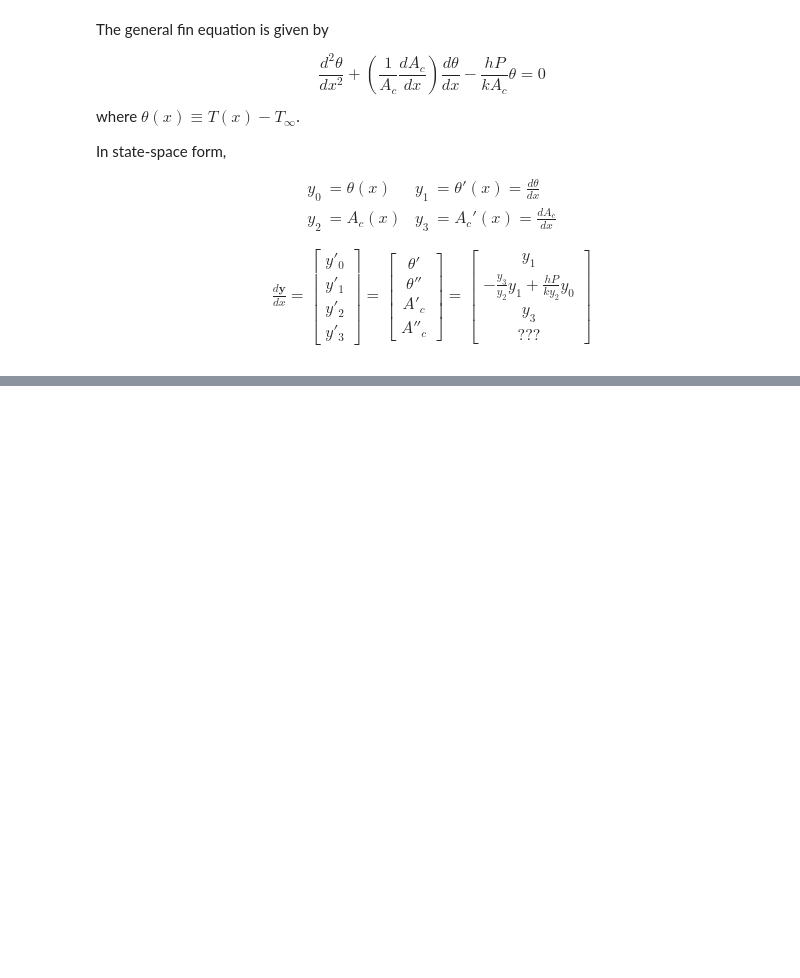
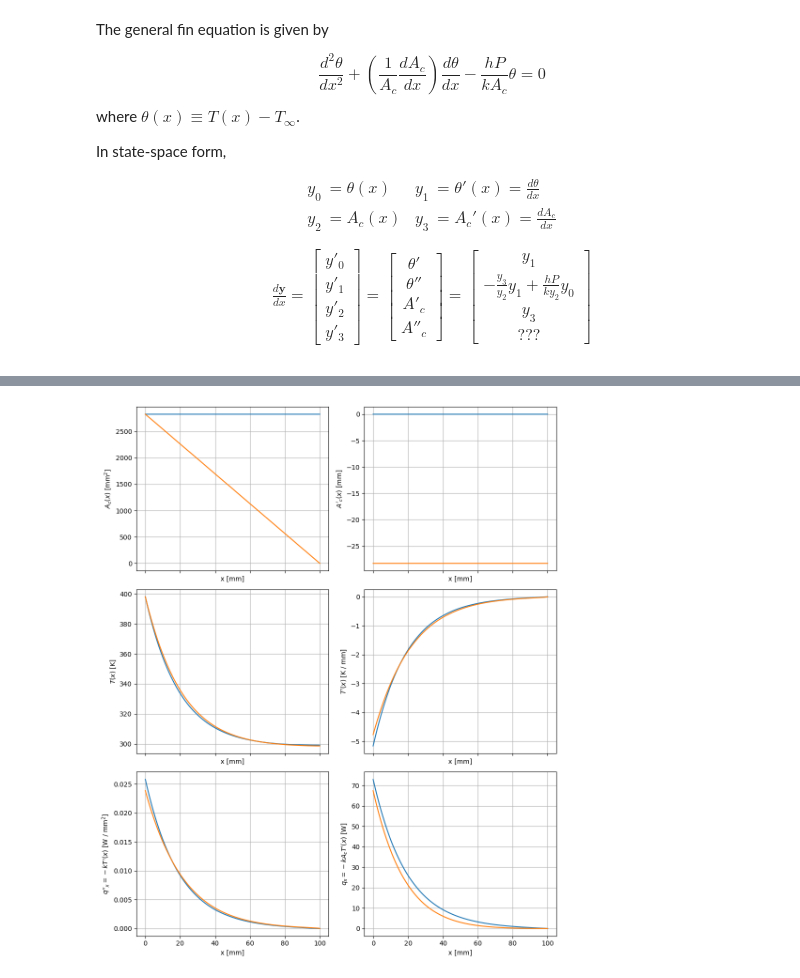
Before and after one commit to dvnatanael/fin-equation-analysis, a Jupyter notebook: fin_equation_analysis/notebooks/learn_scipy.ipynb, the cells around one changed output, grey strips where cells are left out. Saved outputs shown, nothing was run; the diff lists cells and outputs as text; code cells hidden in the pictures; blank space fills up the shorter version.

```diff
--- a/fin_equation_analysis/notebooks/learn_scipy.ipynb
+++ b/fin_equation_analysis/notebooks/learn_scipy.ipynb
@@ -125,0 +76,44 @@ plt.tight_layout()
+# %%
+def plot_results(
+    fig: plt.Figure,
+    res: scipy.integrate._bvp.BVPResult,
+    x: np.ndarray,
+    label: str,
+) -> None:
+    T, dT, Ac, dAc = res.sol(x)
+    axs = fig.axes
+    axs[0].plot(x * 1e3, Ac * 1e6, label=label)
+    axs[0].set_ylabel(r"$A_c{(x)}$ [mm$^2$]")
+
+    axs[1].plot(x * 1e3, dAc * 1e3, label=label)
+    axs[1].set_ylabel(r"$A'_c{(x)}$ [mm]")
+
+    axs[2].plot(x * 1e3, T_inf + T, label=label)
+    axs[2].set_ylabel(r"$T{(x)}$ [K]")
+
+    axs[3].plot(x * 1e3, dT * 1e-3, label=label)
+    axs[3].set_ylabel(r"$T'{(x)}$ [K / mm]")
+
+    axs[4].plot(x * 1e3, -k * dT * 1e-6, label=label)
+    axs[4].set_ylabel(r"$q''_x = -k T'{(x)}$ [W / mm$^2$]")
+
+    axs[5].plot(x * 1e3, -k * Ac * dT, label=label)
+    axs[5].set_ylabel(r"$q_x = -k A_c T'{(x)}$ [W]")
+# %%
+x = np.linspace(0, L, 5)
+y = np.ones((4, x.size))
+
+result_uniform = scipy.integrate.solve_bvp(fun=deriv, bc=bc_uniform, x=x, y=y)
+result_linear = scipy.integrate.solve_bvp(fun=deriv, bc=bc_linear, x=x, y=y)
+# %%
+fig, _ = plt.subplots(num=1, figsize=(10, 12), nrows=3, ncols=2, sharex="all")
+x_plot = np.linspace(0, L, 100001)
+plot_results(fig, result_uniform, x_plot, "constant cross-section")
+plot_results(fig, result_linear, x_plot, "linear profile")
+
+for ax in fig.axes:
+    ax.set_xlabel(r"x [mm]")
+    ax.grid(True)
+plt.tight_layout()
+# %% [output]
+[figure, added]
```
Also changed, not shown: parts of 10 cells of this notebook, 1 other file.
